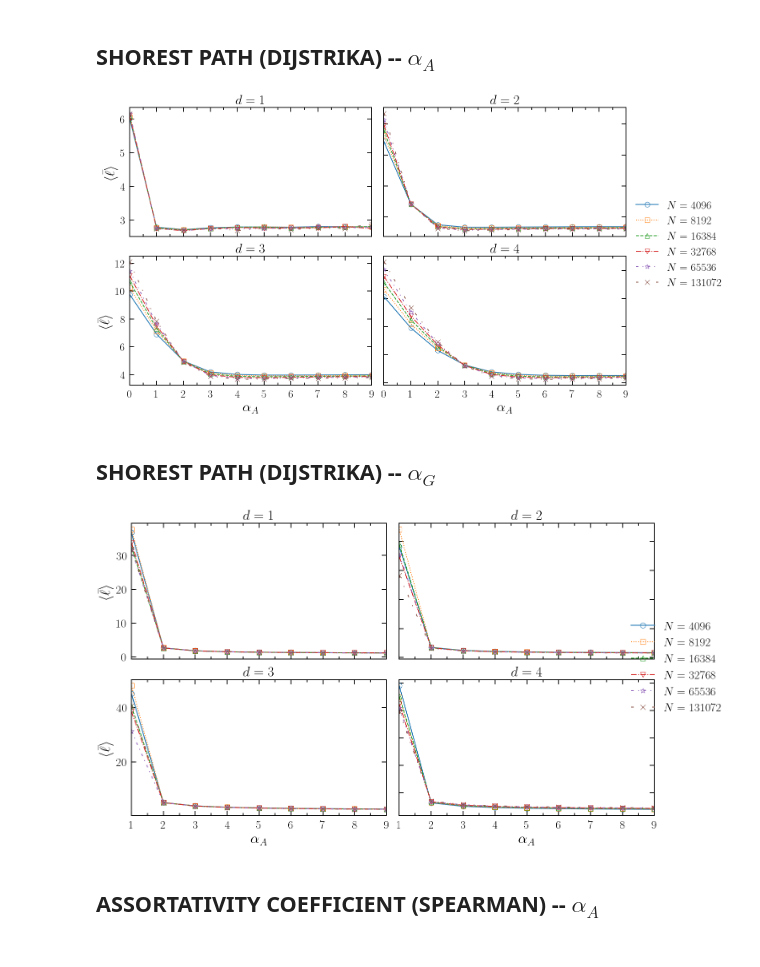
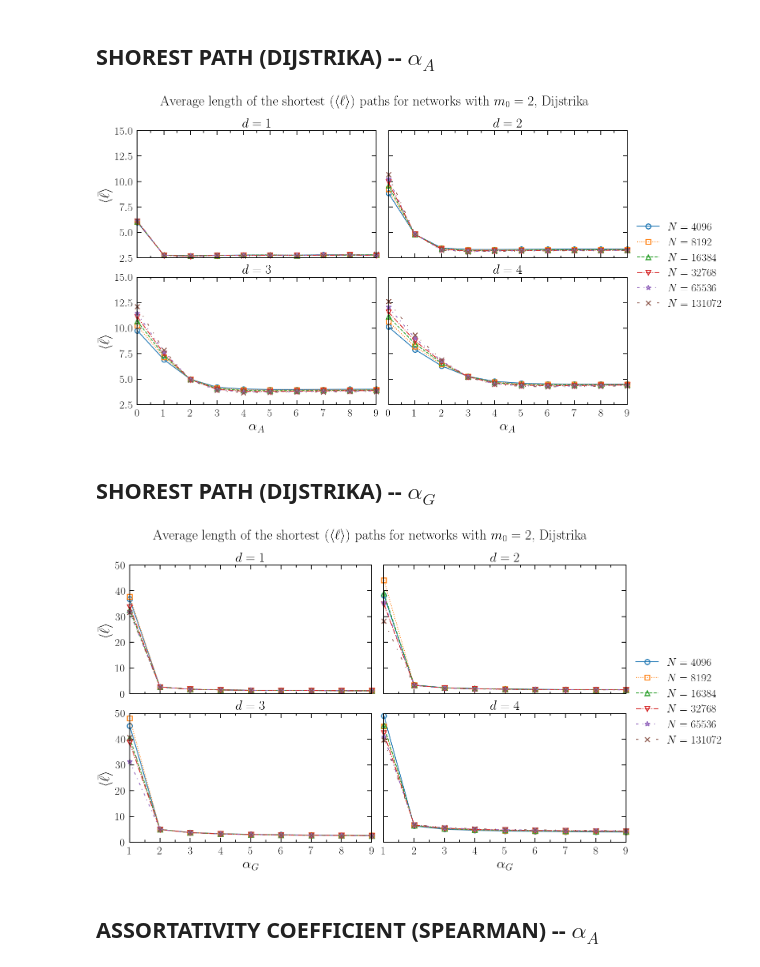
Before and after one commit to JuniorAlencar/SpatialPreferential, a Jupyter notebook: scripts/jupyter/properties.ipynb, the cells around one changed output. Saved outputs shown, nothing was run; the diff lists cells and outputs as text; code cells hidden in the pictures.

Commit message:
update figures 1

```diff
--- a/scripts/jupyter/properties.ipynb
+++ b/scripts/jupyter/properties.ipynb
@@ -16,3 +17,11 @@ mpl.rcParams.update({
     "font.serif": ["Computer Modern Roman"],  # opcional
     "axes.unicode_minus": False,              # para "-" correto em LaTeX
 })
+# %%
+results_folder = "../../Results/"
+properties_folder = results_folder + "properties/"
+shortest_path  = properties_folder + "shoretest_path/"
+assortativity_path = properties_folder + "assortativity/"
+lst_create_all = [results_folder, properties_folder, shortest_path, assortativity_path]
+for folders in lst_create_all:
+    create_folders(folders)
@@ -57,7 +54,7 @@ df
 # %% [markdown]
 ## SHOREST PATH (DIJSTRIKA) -- $\alpha_A$
 # %%
-fig, axes = plt.subplots(2,2, figsize=(16,9))
+fig, axes = plt.subplots(2,2, figsize=(16,9), sharey=True)
 plt.subplots_adjust(wspace=0.05, hspace=0.15)  # ↓ espaço horizontal/vertical
 fs_labels = 25
 fs_ticks = 20
@@ -109,46 +106,51 @@ for idx, ax in enumerate(axes.ravel()):
     df_filter = df[(df["m0"]==m0) & (df["alpha_g"]==alpha_ag_f)].sort_values("alpha_a")
     for idx_n,n in enumerate(N):
         df_N = df_filter[(df_filter["N"]==n) & (df_filter["dim"]==dim[idx])]
-        ax.plot(df_N["alpha_a"], df_N["Short_Cost_mean"],marker=markers[idx_n],ls=ls[idx_n], color=colors[idx_n])
+        ax.plot(df_N["alpha_a"], df_N["Short_Cost_mean"],
+                marker=markers[idx_n],ls=ls[idx_n],ms=ms, mew=mew ,color=colors[idx_n],
+                clip_on=False)
 
     ax.set_xlim(0, 9)
-    ax.xaxis.set_major_locator(MultipleLocator(1))
+    ax.xaxis.set_major_locator(MultipleLocator(1.0))
     ax.xaxis.set_minor_locator(MultipleLocator(0.5))
     ax.set_title(f"$d = {dim[idx]}$")
     ax.tick_params(axis='both', which='major',
                 length=8, width=thickness_axes, direction='in', labelsize=fs_ticks)
 
     # Minor ticks: geralmente menores/mais finos
     ax.tick_params(axis='both', which='minor',
                    length=4, width=thickness_axes, direction='in')
+    ax.set_ylim(2.5, 15)
 
 # (mantém as “marquinhas” dos ticks em todas as colunas)
 for ax in axes.ravel():
     ax.tick_params(axis='y', which='both', left=True)   # mostra ticks (marquinhas)
 
 for ax in axes[:, 0]:                                   # 1ª coluna
     ax.set_ylabel(r"$\langle \bar{\ell} \rangle$", fontsize=fs_labels)
     ax.tick_params(axis='y', which='both', labelleft=True)   # mostra números
 
 for ax in axes[:, 1]:                                   # 2ª coluna
     ax.tick_params(axis='y', which='both', labelleft=False)  # esconde números
 
 # ---- X: mostrar números só na linha de baixo ----
 for ax in axes[0, :]:                                   # linha de cima
     ax.tick_params(axis='x', which='both', labelbottom=False)
 
 for ax in axes[1, :]:                                   # linha de baixo
     ax.set_xlabel(r"$\alpha_A$", fontsize=fs_labels)
     ax.tick_params(axis='x', which='both', labelbottom=True)
 
 fig.legend(labels=labels, loc='center left', bbox_to_anchor=(0.9, 0.5), fontsize=20)
+fig.suptitle(fr"Average length of the shortest ($\langle \ell \rangle$) paths for networks with $m_0 = {m0}$, Dijstrika", fontsize=25, fontweight='bold') # Adds a title to the entire figure
+plt.savefig(shortest_path + "shortest_dijstrika_alpha_a.pdf")
 plt.show()
 # %% [output]
-[figure, old version]
+[figure, new version]
 # %% [markdown]
 ## SHOREST PATH (DIJSTRIKA) -- $\alpha_G$
 # %%
-fig, axes = plt.subplots(2,2, figsize=(16,9))
+fig, axes = plt.subplots(2,2, figsize=(16,9), sharey=True)
 plt.subplots_adjust(wspace=0.05, hspace=0.15)  # ↓ espaço horizontal/vertical
 fs_labels = 25
 fs_ticks = 20
@@ -200,7 +202,9 @@ for idx, ax in enumerate(axes.ravel()):
     df_filter = df[(df["m0"]==m0) & (df["alpha_a"]==alpha_ag_f)].sort_values("alpha_g")
     for idx_n,n in enumerate(N):
         df_N = df_filter[(df_filter["N"]==n) & (df_filter["dim"]==dim[idx])]
-        ax.plot(df_N["alpha_g"], df_N["Short_Cost_mean"],marker=markers[idx_n],ls=ls[idx_n], color=colors[idx_n])
+        ax.plot(df_N["alpha_g"], df_N["Short_Cost_mean"],
+                marker=markers[idx_n],ls=ls[idx_n], ms=ms, mew=mew,
+                color=colors[idx_n], clip_on=False)
 
     ax.set_xlim(1, 9)
     ax.xaxis.set_major_locator(MultipleLocator(1))
@@ -212,7 +216,7 @@ for idx, ax in enumerate(axes.ravel()):
     # Minor ticks: geralmente menores/mais finos
     ax.tick_params(axis='both', which='minor',
                    length=4, width=thickness_axes, direction='in')
-
+    ax.set_ylim(0,50)
 # (mantém as “marquinhas” dos ticks em todas as colunas)
 for ax in axes.ravel():
     ax.tick_params(axis='y', which='both', left=True)   # mostra ticks (marquinhas)
@@ -229,13 +233,15 @@ for ax in axes[0, :]:                                   # linha de cima
     ax.tick_params(axis='x', which='both', labelbottom=False)
 
 for ax in axes[1, :]:                                   # linha de baixo
-    ax.set_xlabel(r"$\alpha_A$", fontsize=fs_labels)
+    ax.set_xlabel(r"$\alpha_G$", fontsize=fs_labels)
     ax.tick_params(axis='x', which='both', labelbottom=True)
 
-fig.legend(labels=labels, loc='center left', bbox_to_anchor=(0.85, 0.5))
+fig.legend(labels=labels, loc='center left', bbox_to_anchor=(0.90, 0.5))
+fig.suptitle(fr"Average length of the shortest ($\langle \ell \rangle$) paths for networks with $m_0 = {m0}$, Dijstrika", fontsize=25, fontweight='bold') # Adds a title to the entire figure
+plt.savefig(shortest_path + "shortest_dijstrika_alpha_g.pdf")
 plt.show()
 # %% [output]
-[figure, old version]
+[figure, new version]
 # %% [markdown]
 ## ASSORTATIVITY COEFFICIENT (SPEARMAN) -- $\alpha_A$
 # %%
```
Also changed, not shown: parts of 4 cells of this notebook, 4 other files.
